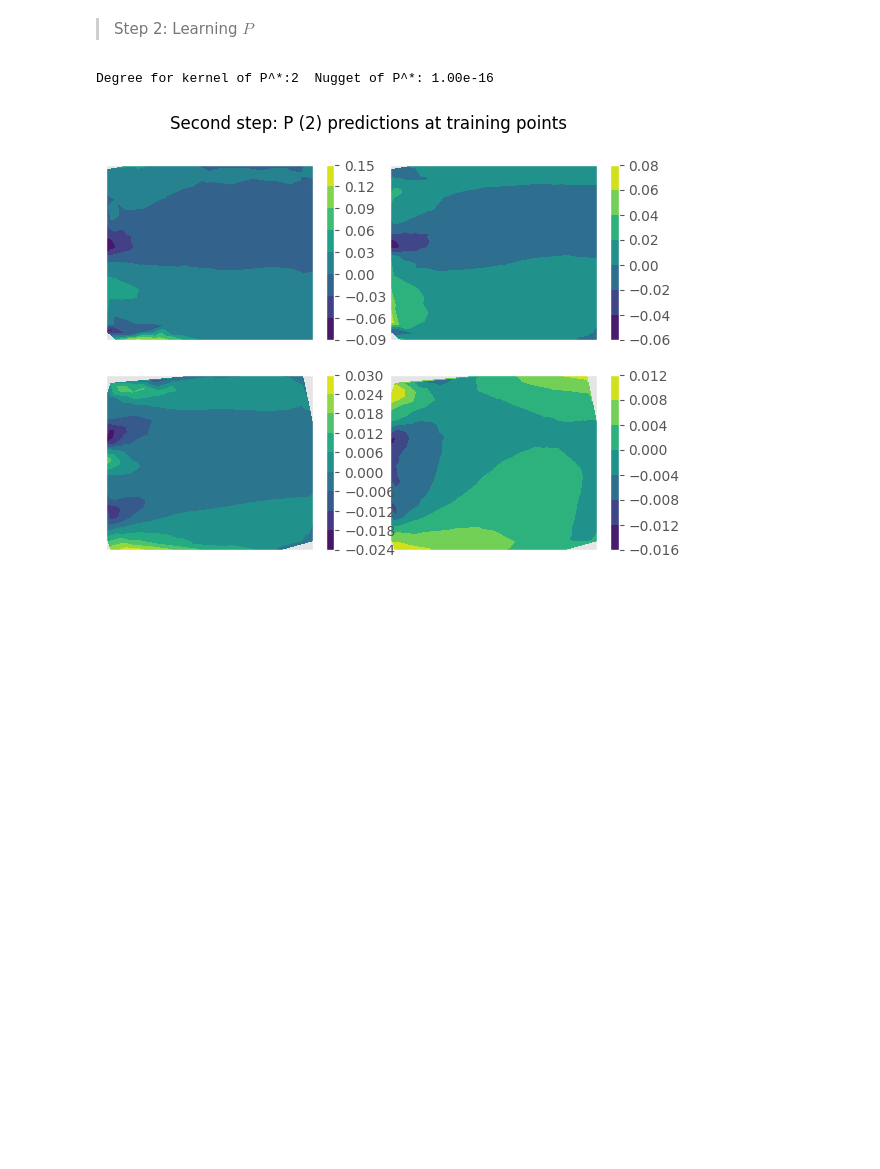
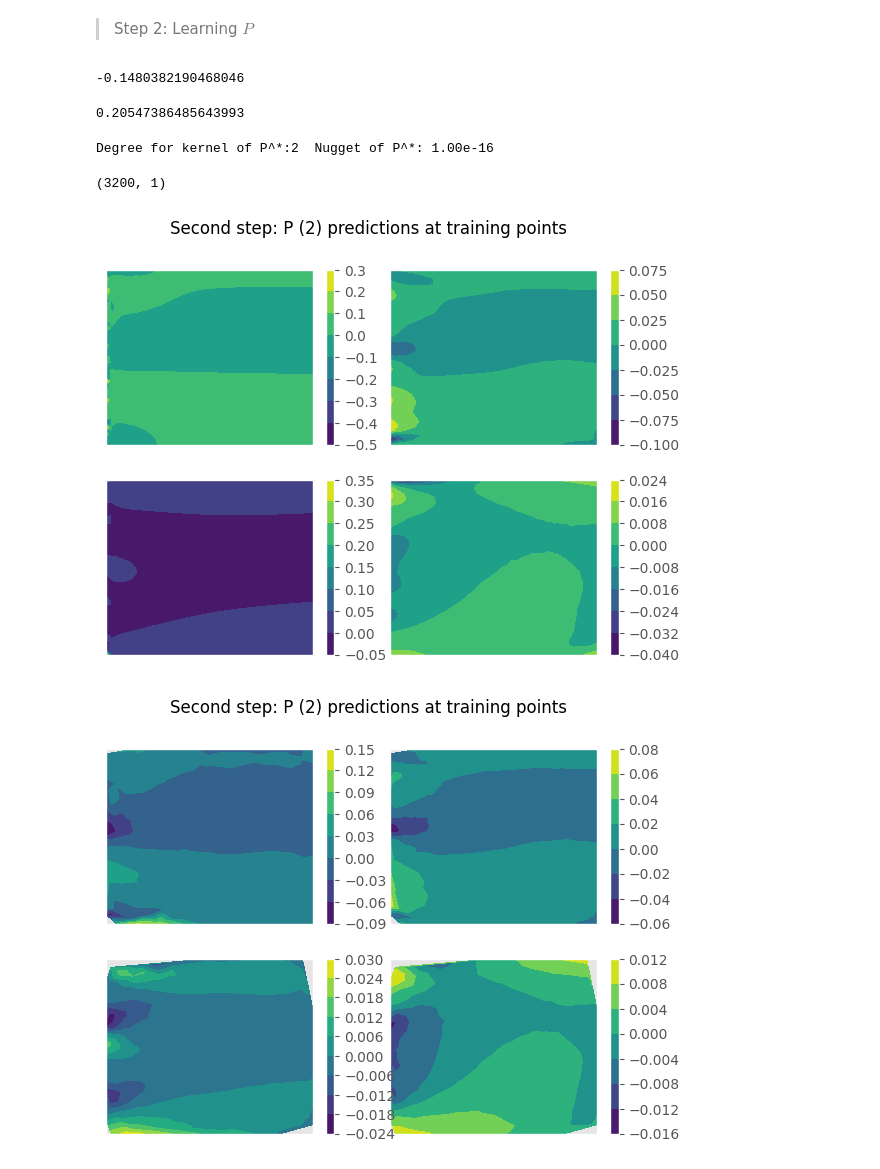
Before and after one commit to TADSGroup/kernelequationlearning, a Jupyter notebook: examples/Burgers/two_step.ipynb, the cells around one changed output. Cells and saved outputs as stored; diff of their text form; code cells hidden in the pictures; blank space fills up the shorter version.

```diff
--- a/examples/Burgers/two_step.ipynb
+++ b/examples/Burgers/two_step.ipynb
@@ -320,6 +320,14 @@ S_gh_tr_s = scaler_S_tr.transform(S_gh_tr)
 
 f_tr2 = -S_tr[:,2]*S_tr[:,3] + 0.5*S_tr[:,4]
 f_te2 = -S_te[:,2]*S_te[:,3] + 0.5*S_te[:,4]
+# %%
+np.min(f_tr)
+# %% [output]
+-0.1480382190468046
+# %%
+np.max(f_tr)
+# %% [output]
+0.20547386485643993
 # %%
 #optim_sgm_P, optim_nugget_P = grid_search_RBF(S_tr_s,f_tr)
 optim_d_P, optim_nugget_P = 2, 1e-16
@@ -332,17 +340,38 @@ two_step_dict['optim_nugget_P'] = optim_nugget_P
 krr_optimal_P = KernelRidge(kernel='poly', alpha = optim_nugget_P, degree = optim_d_P)
 
 krr_optimal_P.fit(S_tr_s, f_tr)
-f_tr_pred = krr_optimal_P.predict(S_tr_s)
-f_tr_pred = f_tr_pred.flatten()
-f_te_pred = krr_optimal_P.predict(S_te_s)
-f_te_pred = f_te_pred.flatten()
-f_gh_tr_pred = krr_optimal_P.predict(S_gh_tr_s)
-f_gh_tr_pred = f_gh_tr_pred.flatten()
+f_tr_pred = np.flatten(krr_optimal_P.predict(S_tr_s) )
+f_te_pred = np.flatten(krr_optimal_P.predict(S_te_s))
+f_gh_tr_pred = np.flatten(krr_optimal_P.predict(S_gh_tr_s))
 # %%
 #print('Optimal sigma of P^*:{}  Nugget of P^*: {:.2e}'.format(optim_sgm_P,optim_nugget_P))
 print('Degree for kernel of P^*:{}  Nugget of P^*: {:.2e}'.format(optim_d_P,optim_nugget_P))
 # %% [output]
 Degree for kernel of P^*:2  Nugget of P^*: 1.00e-16
+# %%
+f_gh_tr.shape
+# %% [output]
+(3200, 1)
+# %%
+# Plot: P at tr points
+fig, axs = plt.subplots(figsize = (7,5), nrows = m, ncols = 2, sharex = True, sharey = True)
+fig.subplots_adjust(hspace=0.2, wspace=0.1)
+fig.suptitle('Second step: P ({}) predictions at training points'.format(m))
+for i in range(m):
+        axsi0 = axs[i,0].tricontourf(X_gh_tr[i*N_gh_tr:(i+1)*N_gh_tr,0], X_gh_tr[i*N_gh_tr:(i+1)*N_gh_tr,1], f_gh_tr[i*N_gh_tr:(i+1)*N_gh_tr].flatten())
+        plt.colorbar(axsi0, ax = axs[i,0])
+        axsi1 = axs[i,1].tricontourf(X_gh_tr[i*N_gh_tr:(i+1)*N_gh_tr,0], X_gh_tr[i*N_gh_tr:(i+1)*N_gh_tr,1], f_gh_tr_pred[i*N_gh_tr:(i+1)*N_gh_tr])
+        plt.colorbar(axsi1, ax = axs[i,1])
+        axs[i,0].set_yticklabels([])
+        axs[i,0].set_xticklabels([])
+        axs[i,0].set_yticks([])
+        axs[i,0].set_xticks([])
+        axs[i,1].set_yticklabels([])
+        axs[i,1].set_xticklabels([])
+        axs[i,1].set_yticks([])
+        axs[i,1].set_xticks([])
+# %% [output]
+[figure, added]
 # %%
 # Plot: P at tr points
 fig, axs = plt.subplots(figsize = (7,5), nrows = m, ncols = 2, sharex = True, sharey = True)
```
Also changed, not shown: 1 other file.
